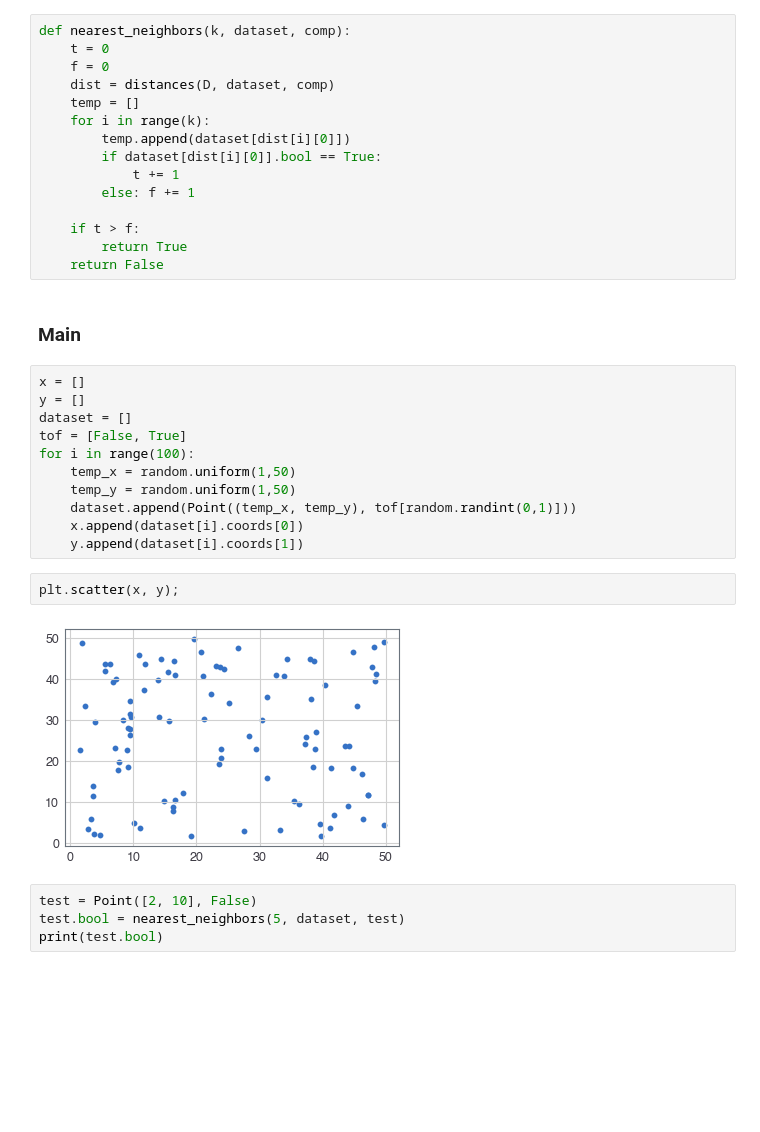
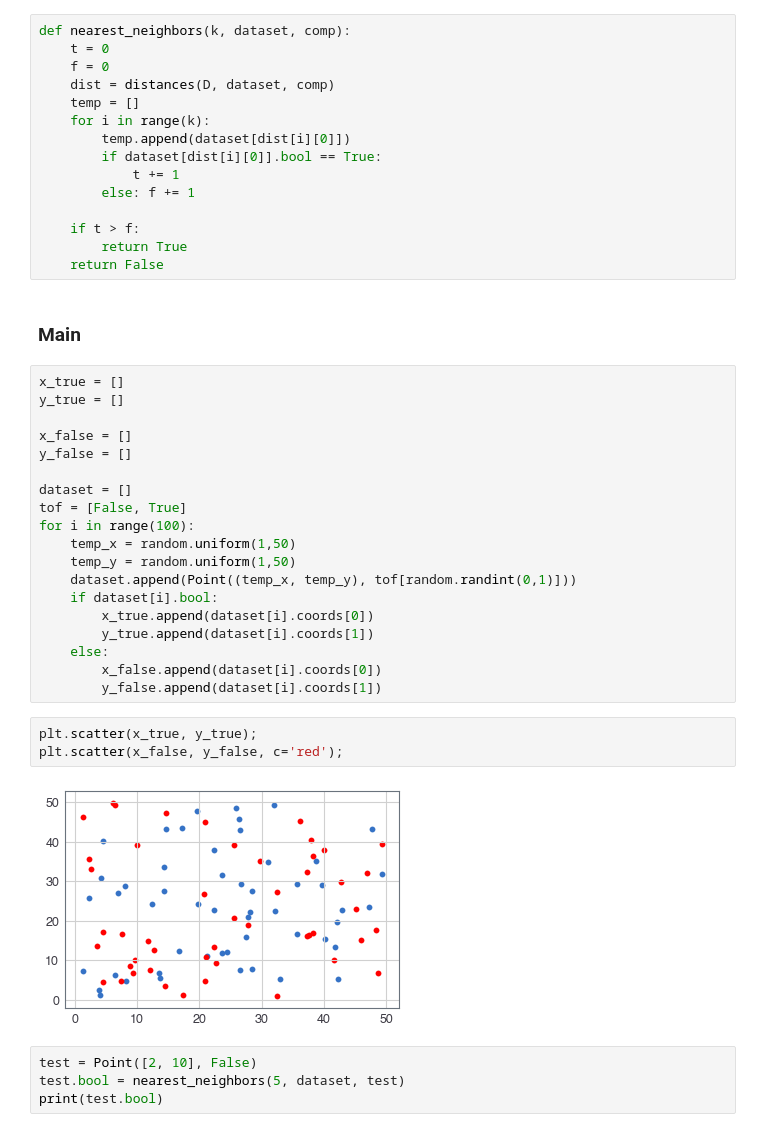
Before and after one commit to ManiacMaxo/Python, a Jupyter notebook: K-Nearest Neighbors.ipynb, the cells around one changed output. Drawn from its saved outputs; the diff is of its cells as text; blank space fills up the shorter version.

```diff
--- a/K-Nearest Neighbors.ipynb
+++ b/K-Nearest Neighbors.ipynb
@@ -50,22 +50,31 @@ def nearest_neighbors(k, dataset, comp):
         return True
     return False
 # %% [markdown]
-<h3>Main</h3>
+### Main
 # %%
-x = []
-y = []
+x_true = []
+y_true = []
+
+x_false = []
+y_false = []
+
 dataset = []
 tof = [False, True]
 for i in range(100):
     temp_x = random.uniform(1,50)
     temp_y = random.uniform(1,50)
     dataset.append(Point((temp_x, temp_y), tof[random.randint(0,1)]))
-    x.append(dataset[i].coords[0])
-    y.append(dataset[i].coords[1])
+    if dataset[i].bool:
+        x_true.append(dataset[i].coords[0])
+        y_true.append(dataset[i].coords[1])
+    else:
+        x_false.append(dataset[i].coords[0])
+        y_false.append(dataset[i].coords[1])
-# %%
-plt.scatter(x, y);
-# %% [output]
-[figure, removed]
+# %%
+plt.scatter(x_true, y_true);
+plt.scatter(x_false, y_false, c='red');
+# %% [output]
+[figure, added]
 # %%
 test = Point([2, 10], False)
 test.bool = nearest_neighbors(5, dataset, test)
```
Also changed, not shown: 3 other files.
